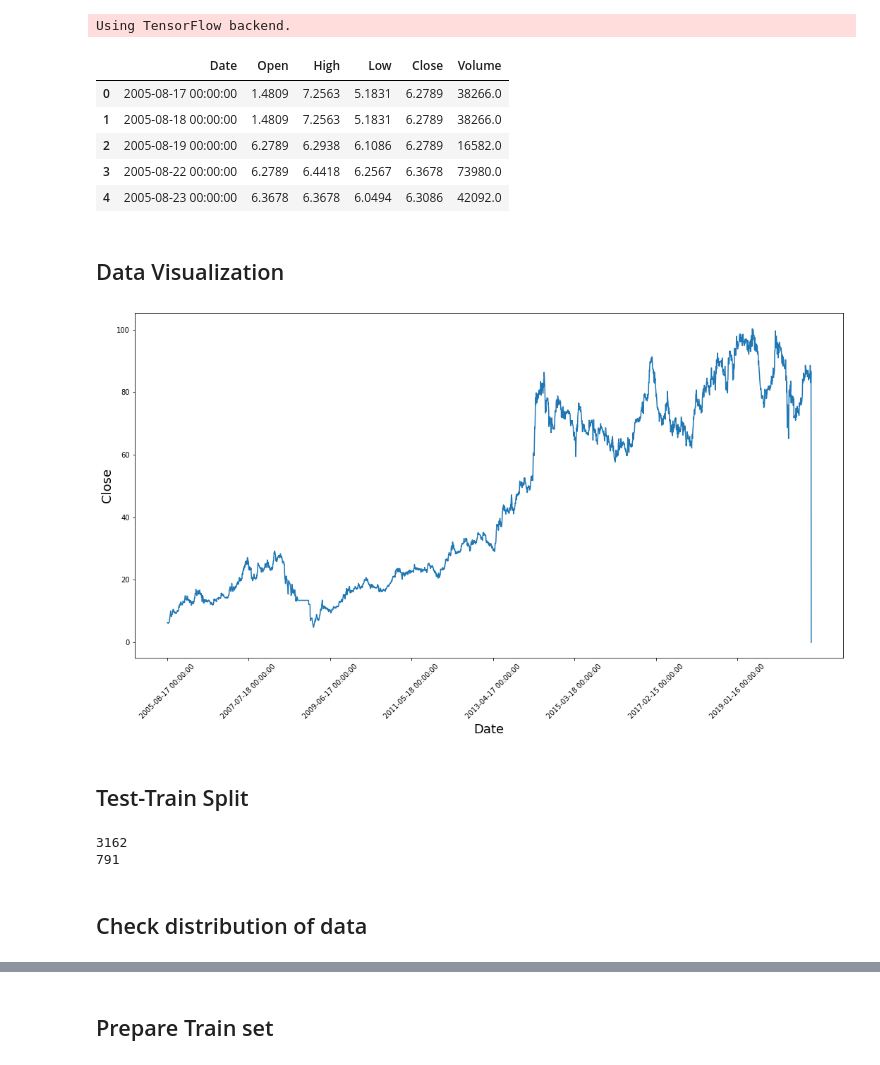
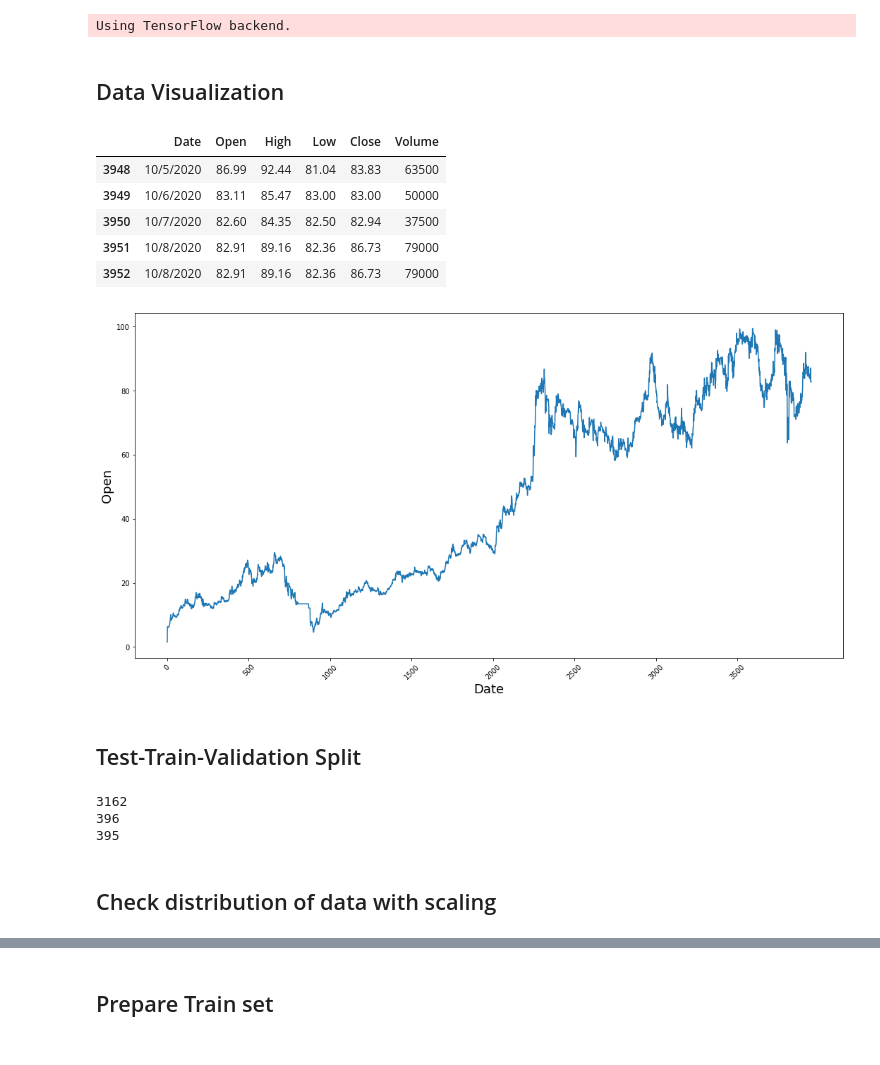
Before and after one commit to md03475/Deep-PSX-Kaavish, a Jupyter notebook: LSTM.ipynb, the cells around one changed output, grey strips where cells are left out. Cells and saved outputs as stored; diff of their text form; code cells hidden in the pictures.

```diff
--- a/LSTM.ipynb
+++ b/LSTM.ipynb
@@ -22,60 +20,66 @@ from keras.layers import LSTM,Dense, Dropout
 from sklearn.preprocessing import MinMaxScaler
 # %% [output]
 Using TensorFlow backend.
-# %%
-abl = pd.read_csv('ABL PA Equity.csv')
-abl.head()
-# %% [output]
-|  | Date | Open | High | Low | Close | Volume |
-| 0 | 2005-08-17 00:00:00 | 1.4809 | 7.2563 | 5.1831 | 6.2789 | 38266.0 |
-| 1 | 2005-08-18 00:00:00 | 1.4809 | 7.2563 | 5.1831 | 6.2789 | 38266.0 |
-| 2 | 2005-08-19 00:00:00 | 6.2789 | 6.2938 | 6.1086 | 6.2789 | 16582.0 |
-| 3 | 2005-08-22 00:00:00 | 6.2789 | 6.4418 | 6.2567 | 6.3678 | 73980.0 |
-| 4 | 2005-08-23 00:00:00 | 6.3678 | 6.3678 | 6.0494 | 6.3086 | 42092.0 |
 # %% [markdown]
 ## Data Visualization
+# %%
+abl = pd.read_csv('ABL PA Equity.csv')
+abl.tail()
+# %% [output]
+|  | Date | Open | High | Low | Close | Volume |
+| 3948 | 10/5/2020 | 86.99 | 92.44 | 81.04 | 83.83 | 63500 |
+| 3949 | 10/6/2020 | 83.11 | 85.47 | 83.00 | 83.00 | 50000 |
+| 3950 | 10/7/2020 | 82.60 | 84.35 | 82.50 | 82.94 | 37500 |
+| 3951 | 10/8/2020 | 82.91 | 89.16 | 82.36 | 86.73 | 79000 |
+| 3952 | 10/8/2020 | 82.91 | 89.16 | 82.36 | 86.73 | 79000 |
 # %%
 plt.figure(figsize = (18,9))
-plt.plot(range(abl.shape[0]), abl['Close'])
-plt.xticks(range(0, abl.shape[0], 500), abl['Date'].loc[::500], rotation=45)
+plt.plot(range(abl.shape[0]), abl['Open'])
+plt.xticks(range(0, abl.shape[0], 500), rotation=45)
 plt.xlabel('Date', fontsize=18)
-plt.ylabel('Close', fontsize=18)
+plt.ylabel('Open', fontsize=18)
 plt.show()
 # %% [output]
-[figure, old version]
+[figure, new version]
 # %% [markdown]
-## Test-Train Split
+## Test-Train-Validation Split
 # %%
 def test_train_split(df):
 
-    close_prices = df['Close'] #We choose to predict the close price
+    open_prices = df['Open'] #We choose to predict the open price
 
-    # 80-10-10 split into Train-Validation-Test
+    # 80-20 split into Train-Test
 
-    train_data = close_prices[:int(len(close_prices)*0.8)]
-    #valid_data = close_prices[int(len(close_prices)*0.8):int(len(close_prices)*0.9)]
-    test_data = close_prices[int(len(close_prices)*0.8):]
+    train_data = open_prices[:int(len(open_prices)*0.8)]
+    val_data = open_prices[int(len(open_prices)*0.8):int(len(open_prices)*0.9)]
+    test_data = open_prices[int(len(open_prices)*0.9):]
+
+    #Convert to ndarray
 
     train_data = np.asarray(train_data)
-    #valid_data = np.asarray(valid_data)
+    val_data = np.asarray(val_data)
     test_data = np.asarray(test_data)
 
+    #Transform data
+
     train_data = train_data.reshape(-1, 1)
-    #valid_data = valid_data.reshape(-1, 1)
+    val_data = val_data.reshape(-1, 1)
     test_data = test_data.reshape(-1, 1)
 
 
     print(train_data.shape[0])
-    #print(valid_data.shape[0])
     print(test_data.shape[0])
+    print(val_data.shape[0])
 
-    return train_data, test_data
 
-train_data, test_data = test_train_split(abl)
+    return train_data, test_data, val_data
+
+train_data, test_data, val_data = test_train_split(abl)
 # %% [output]
 3162
-791
+396
+395
 # %% [markdown]
-## Check distribution of data
+## Check distribution of data with scaling
 # %%
 fig1, ax1 = plt.subplots()
```
Also changed, not shown: parts of 26 cells of this notebook.
